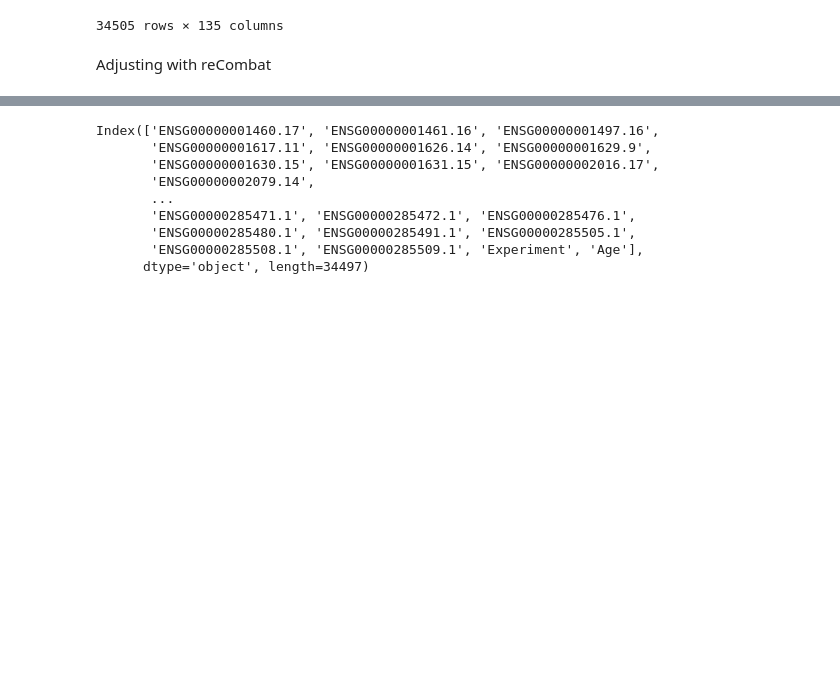
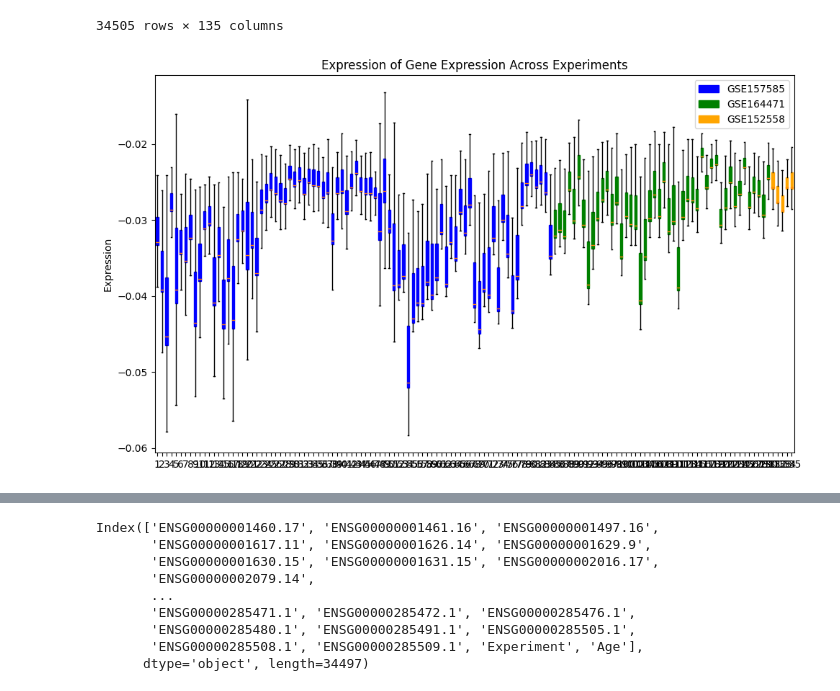
Before and after one commit to GuerreroVazquez/Test_DEG_methods-single_cell, a Jupyter notebook: batch_correction/reComBat-main/reComBat/Batch_correction_RNAseq_python.ipynb, the cells around one changed output, grey strips where cells are left out. Cells and saved outputs as stored; diff of their text form; code cells hidden in the pictures; blank space fills up the shorter version.

```diff
--- a/batch_correction/reComBat-main/reComBat/Batch_correction_RNAseq_python.ipynb
+++ b/batch_correction/reComBat-main/reComBat/Batch_correction_RNAseq_python.ipynb
@@ -32,9 +11,0 @@ subset_data
-# %%
-from matplotlib.colors import ListedColormap
-
-
-# Filter the DataFrame to select only the random genes
-subset_data = data#.loc[random_genes]
-experiment_order
-
-data
@@ -74,12 +12,13 @@ len(subset_data.columns)
 # %%
 import matplotlib.pyplot as plt
 
-
-def blot_expression(subset_data, experiments, count_experiments, colors=None, title=None):
-    def generate_colors(n):
+def generate_colors(n):
         colormap = plt.cm.get_cmap('tab20', n)
         colors = [colormap(i) for i in range(n)]
         return colors
+
+def blot_expression(subset_data, experiments, count_experiments, colors=None, title=None):
+
     if colors is None:
         colors = generate_colors(len(experiments))
     colored = np.sum(list(count_experiments.values()))
@@ -113,7 +52,8 @@ def blot_expression(subset_data, experiments, count_experiments, colors=None, ti
     ax.set_ylabel('Expression')
 
     # Adjust legend
-    #ax.legend([box1["boxes"][0], box2["boxes"][0], box3["boxes"][0]], experiments)
+    legends_list = [b["boxes"][0] for b in boxes]
+    ax.legend(legends_list, experiments)
 
     plt.tight_layout()
     plt.show()
@@ -259,10 +152,12 @@ data_corrected
 | ENSG00000285508.1 | -0.030483 | -0.025926 | -0.045080 | -0.026051 | -0.038771 | -0.030818 | -0.036266 | ... |
 | ENSG00000285509.1 | -0.033308 | -0.038542 | -0.045844 | -0.028392 | -0.040878 | -0.034550 | -0.034620 | ... |
 34505 rows × 135 columns
+# %%
+blot_expression(data_corrected, experiments, count_experiments, colors=["blue", "green", "orange"])
+# %% [output]
+[figure, added]
 # %%
 data_corrected = data_corrected.T
-# %% [markdown]
-Adjusting with reCombat
 # %%
 metadata_short =  pd.DataFrame({
     'Experiment': experiment_order,
```
Also changed, not shown: parts of 35 cells of this notebook, 4 other files.
